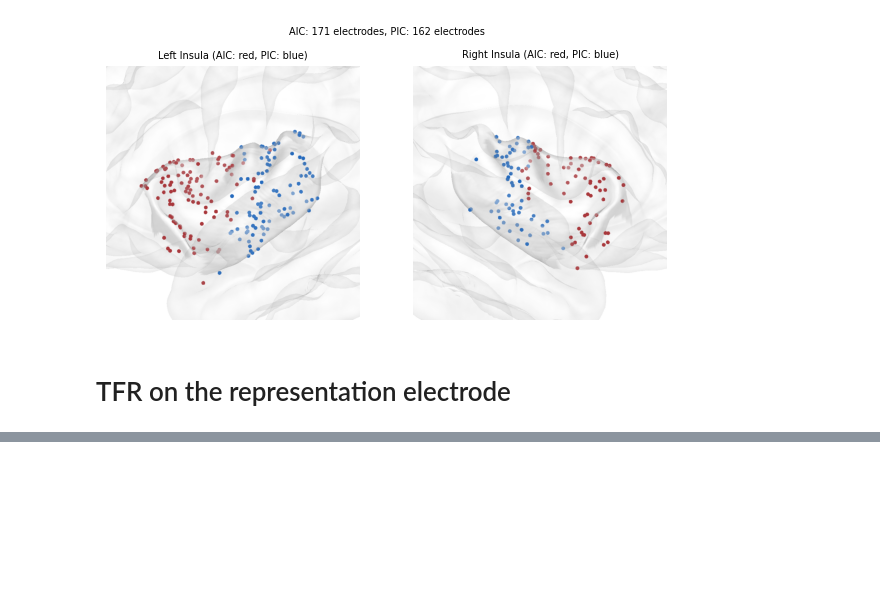
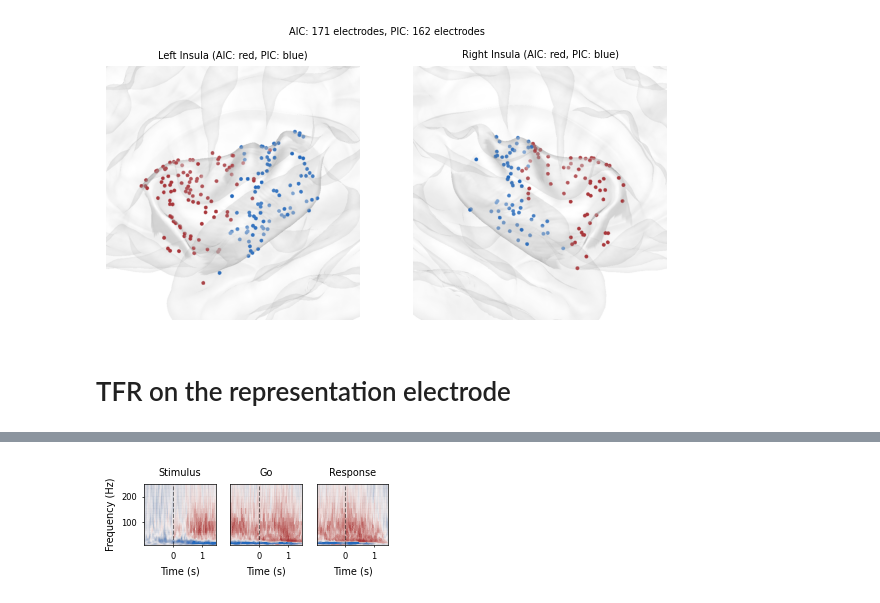
Before and after one commit to shinanlin/insula, a Jupyter notebook: viz/fig1.ipynb, the cells around one changed output, grey strips where cells are left out. Cells and saved outputs as stored; diff of their text form; code cells hidden in the pictures; blank space fills up the shorter version.

```diff
--- a/viz/fig1.ipynb
+++ b/viz/fig1.ipynb
@@ -494,6 +506,7 @@ libEGL warning: failed to open /dev/dri/card0: Permission denied
 bids_root = '/cwork/ns458/BIDS-1.4_Phoneme_sequencing/BIDS/'
 # %%
 subject = 'D0088'
-coords_ap[(coords_ap.subject==subject) &
-          (coords_ap.roi=='AIC')].channel.unique()
+pickchannels = coords_ap[(coords_ap.subject==subject) &
+          (coords_ap.roi=='AIC')].channel.unique().tolist()
+print(pickchannels)
 # %% [output]
@@ -531,0 +548,78 @@ tfr = tfr.pick(pickchannels)
+# %%
+# Plot TFR for all three phases
+freqs = tfr_data['Go'].freqs
+times = {phase: tfr_data[phase].times for phase in phases}
+ch_data = {phase: tfr_data[phase].get_data()[i] for phase in phases}
+
+p_threshold = 0.01
+significant = {phase: (stats_data[phase]['pvals'][idx[phase]] < p_threshold) &
+                        (stats_data[phase]['mask'][idx[phase]] > 0)
+               for phase in phases}
+
+# Use consistent color scaling across all phases
+all_data = np.concatenate([ch_data[phase] for phase in phases])
+vmin, vmax = np.percentile(all_data, [2, 98])
+
+fig, axes = plt.subplots(1, 3, figsize=(8*cm, 2*cm))
+
+plt.subplots_adjust(wspace=0.2)
+for ax, phase in zip(axes, phases):
+    # Plot TFR
+    im = ax.pcolormesh(
+        times[phase], freqs, ch_data[phase],
+        shading='gouraud', cmap='vlag', rasterized=True,
+        vmin=vmin, vmax=vmax, alpha=0.2
+    )
+
+    # Add significant regions with overlay method
+    if np.any(significant[phase]):
+        # Create binary mask
+        sig_cluster = np.zeros_like(stats_data[phase]['mask'][idx[phase]])
+        sig_cluster[significant[phase]] = 1
+
+        # Overlay significant regions with reduced alpha for non-significant
+        non_sig_data = ch_data[phase].copy()
+        non_sig_data[significant[phase]] = np.nan
+
+        ax.pcolormesh(
+            times[phase], freqs, non_sig_data,
+            shading='gouraud', cmap='vlag', rasterized=True,
+            vmin=vmin, vmax=vmax, alpha=0.1
+        )
+
+        # Plot significant regions fully opaque
+        sig_data = ch_data[phase].copy()
+        sig_data[~significant[phase]] = np.nan
+
+        ax.pcolormesh(
+            times[phase], freqs, sig_data,
+            shading='gouraud', cmap='vlag', rasterized=True,
+            vmin=vmin, vmax=vmax, alpha=1.0
+        )
+
+        # Add subtle contour boundary
+        # ax.contour(times[phase], freqs, sig_cluster,
+        #         levels=[0.5],
+        #         colors='black',
+        #         alpha=0.3,
+        #         linewidths=0.3,
+        #         linestyles='-')
+
+    ax.set_title(phase, fontsize=7)
+    ax.set_ylim(10, 250)
+    ax.axvline(x=0, color='k', linestyle='--', alpha=0.5, lw=.75)
+
+    # Only show labels on leftmost plot
+    if phase == 'Stimulus':
+        ax.set_ylabel('Frequency (Hz)', fontsize=7)
+    ax.set_xlabel('Time (s)', fontsize=7)
+    ax.tick_params(labelsize=6, width=.5, length=1.5, which='both')
+    plt.setp(ax.spines.values(), linewidth=.5)
+
+    # remove y ticks
+    if ax != axes[0]:
+        ax.set_yticks([])
+
+plt.show()
+# %% [output]
+[figure, added]
```
Also changed, not shown: parts of 12 cells of this notebook, 6 other files.
